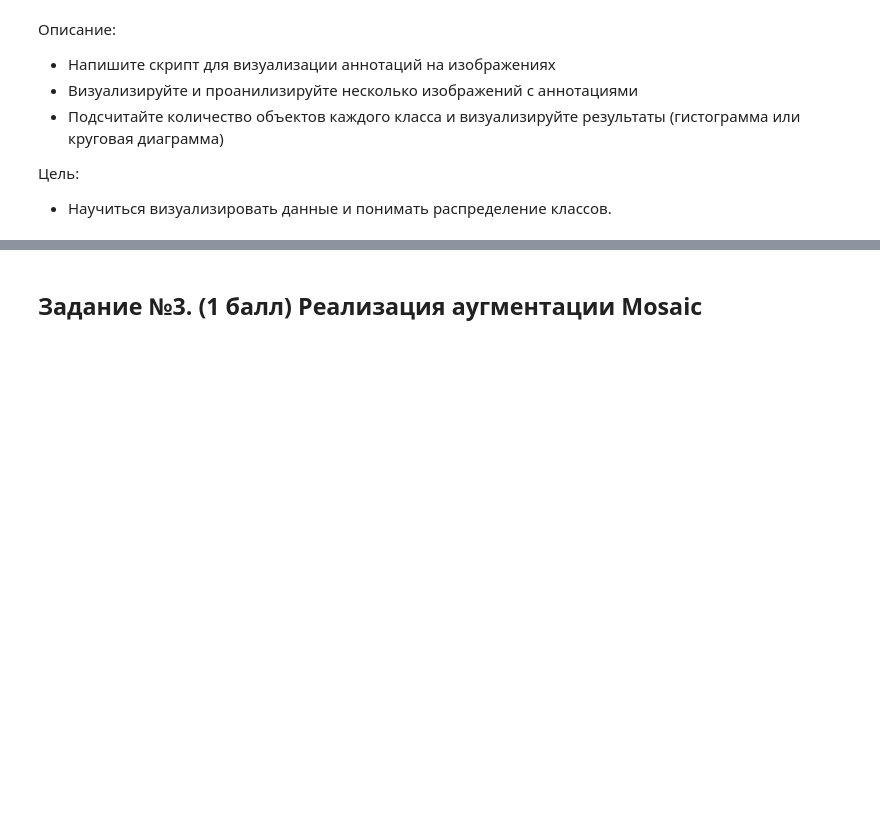
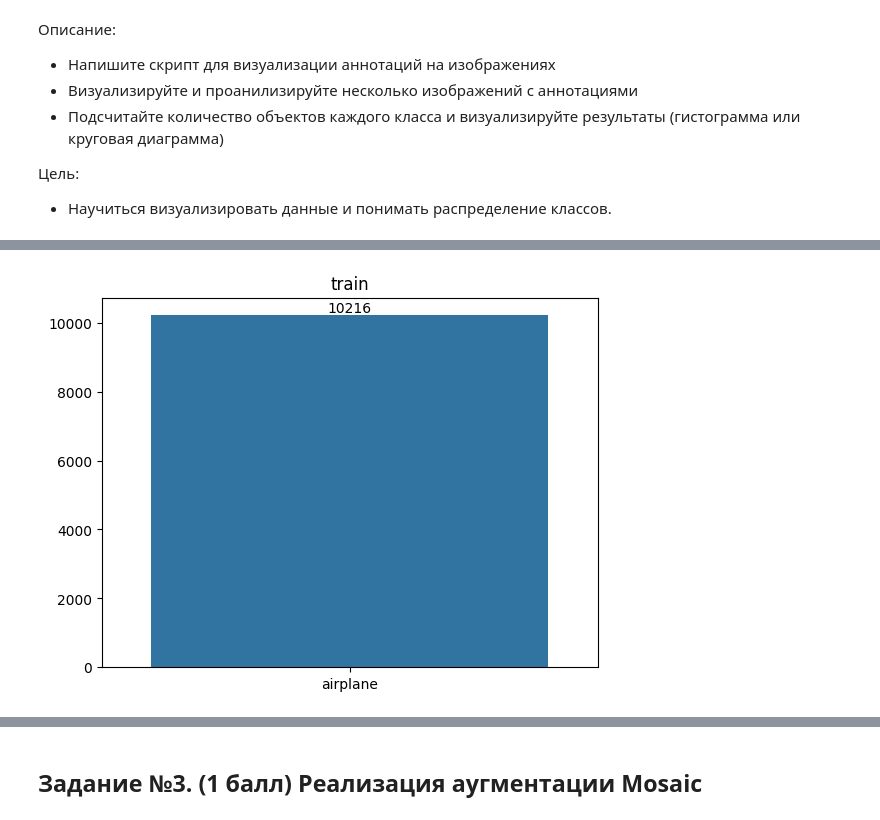
Before and after one commit to br0fire/HSE_CV, a Jupyter notebook: HW2/Дз2_детекция(задание).ipynb, the cells around one changed output, grey strips where cells are left out. Drawn from its saved outputs; the diff is of its cells as text; code cells hidden in the pictures; blank space fills up the shorter version.

```diff
--- a/HW2/Дз2_детекция(задание).ipynb
+++ b/HW2/Дз2_детекция(задание).ipynb
@@ -125,7 +137,21 @@ def class_count(annotations_path):
     for ann_path in annotations_path:
         with open(ann_path, 'r') as file:
             for line in file:
-                cls, _, _, _, _ = # <YOUR CODE HERE> #
+                cls, _, _, _, _ = map(float, line.strip().split())
                 cls_count[class_names[int(cls)]] += 1
 
     return cls_count
+# %%
+# Получите абсолютные пути до тренировочных аннотаций
+train_annotations = [os.path.join("datasets/train/labels", x) for x in sorted(os.listdir('datasets/train/labels/'))]
+
+# Подсчитайте количество присутствий классов в аннотациях
+train_cls_count = class_count(train_annotations)
+
+# Выведите барплот количества размеченных ббоксов в трейновой выборке
+ax = sns.barplot(data=train_cls_count)
+ax.bar_label(ax.containers[0])
+ax.set_title('train')
+plt.show()
+# %% [output]
+[figure, added]
```
Also changed, not shown: parts of 19 cells of this notebook, 2 other files.
